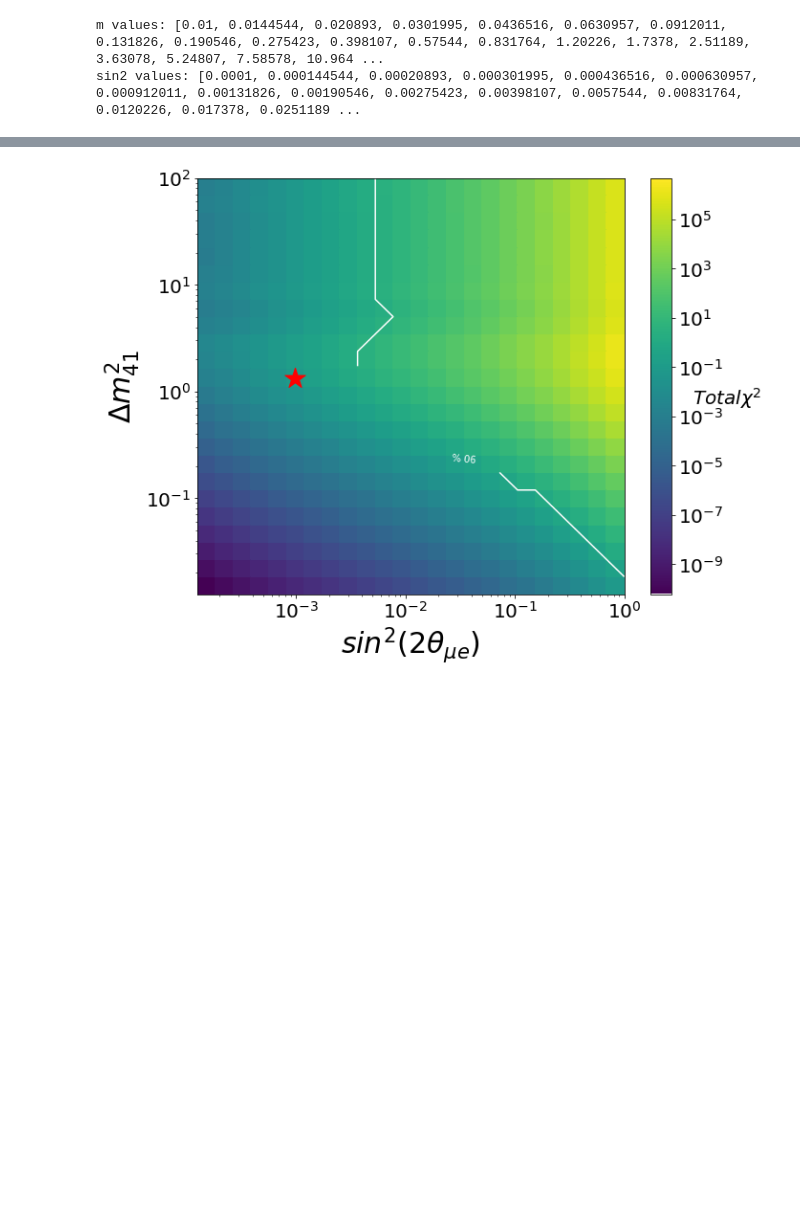
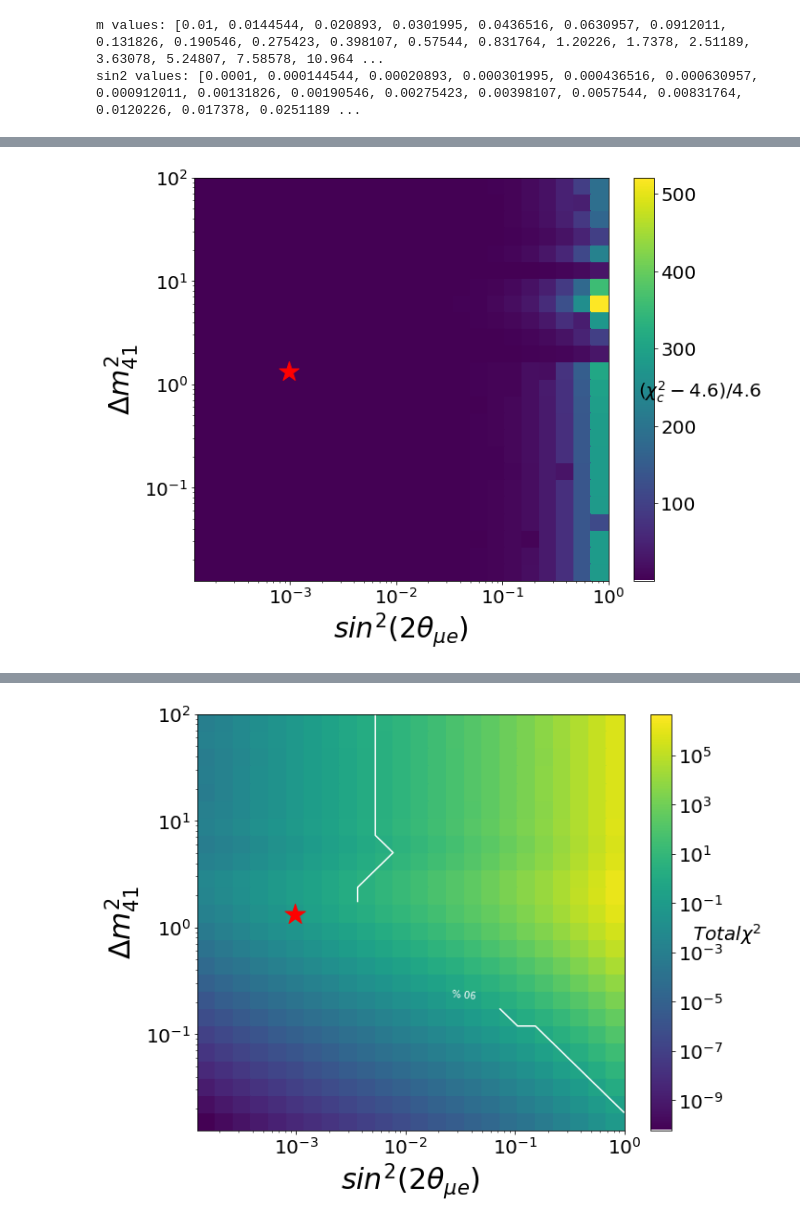
Before and after one commit to kmason03/NueAppearanceStudy, a Jupyter notebook: FrequentistStudyPlots.ipynb, the cells around one changed output, grey strips where cells are left out. Drawn from its saved outputs; the diff is of its cells as text; code cells hidden in the pictures; blank space fills up the shorter version.

```diff
--- a/FrequentistStudyPlots.ipynb
+++ b/FrequentistStudyPlots.ipynb
@@ -203,3 +201,27 @@ plt.show()
+# %%
+
+fig,ax = plt.subplots(figsize=(10,8))
+
+#convert intensity (list of lists) to a numpy array for plotting
+fracintensity_90 = (intensity_90-4.6)/(4.6)
+# print(intensity)
+
+#now just plug the data into pcolormesh
+plt.pcolormesh(x, y, fracintensity_90)
+# plt.pcolormesh(x, y, intensity_90)
+cbar = plt.colorbar()
+cbar.set_label(r'$ (\chi^2_c - 4.6)/4.6$',rotation=0,fontsize=20)
+
+plt.scatter([0.00098],[1.32],color = 'red',marker='*',s=500)
+
+plt.xlabel(r"$sin^2$(2$\theta_{\mu e}$)",fontsize=30)
+plt.ylabel(r"$\Delta m^2_{41}$",fontsize=30)
+plt.xscale("log")
+plt.yscale("log")
+plt.savefig('CLplot_statonly_210901.png')
+plt.show()
+# %% [output]
+[figure, added]
 # %%
 # make sensitivity plots
 import matplotlib.colors as colors
```
Also changed, not shown: parts of 7 cells of this notebook, 1 other file.
